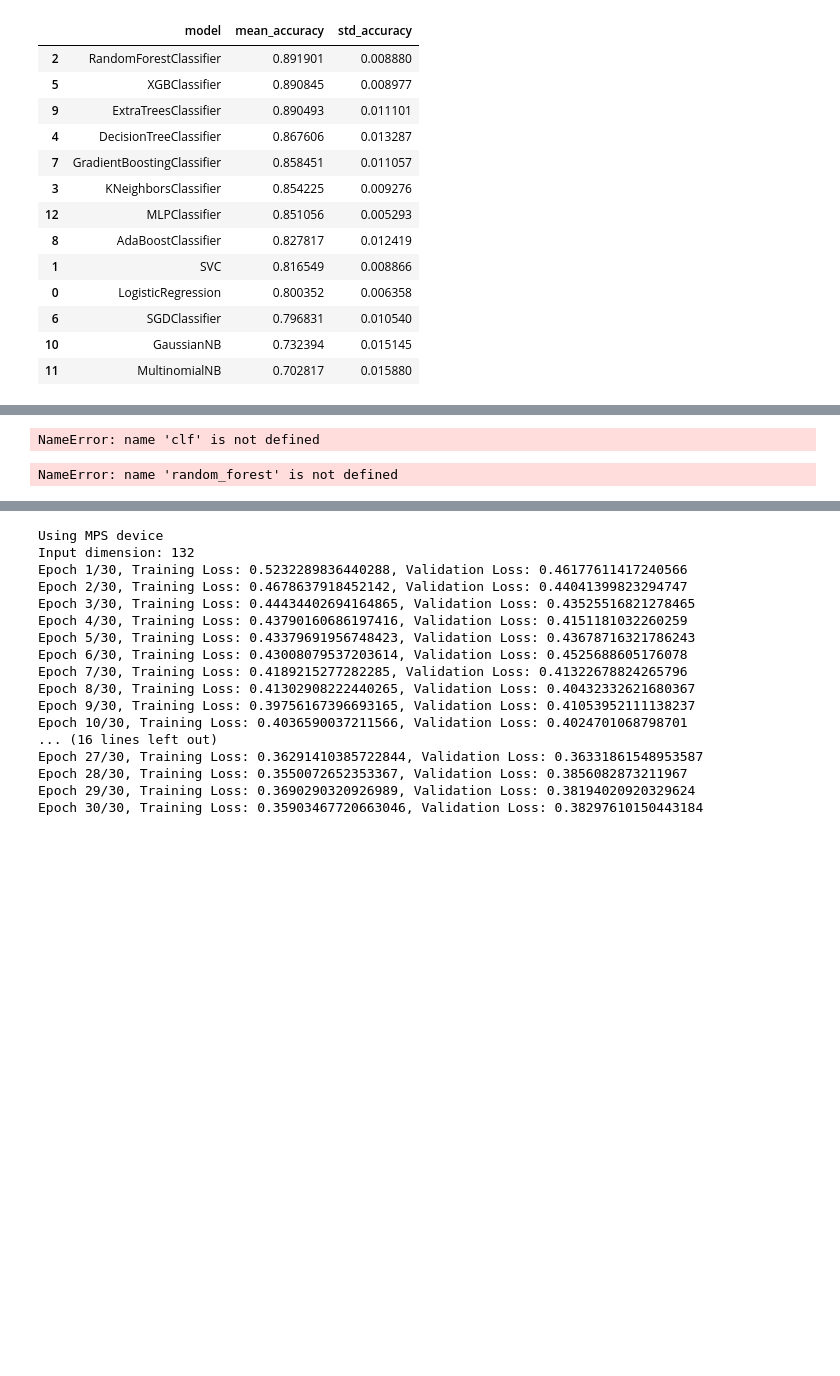
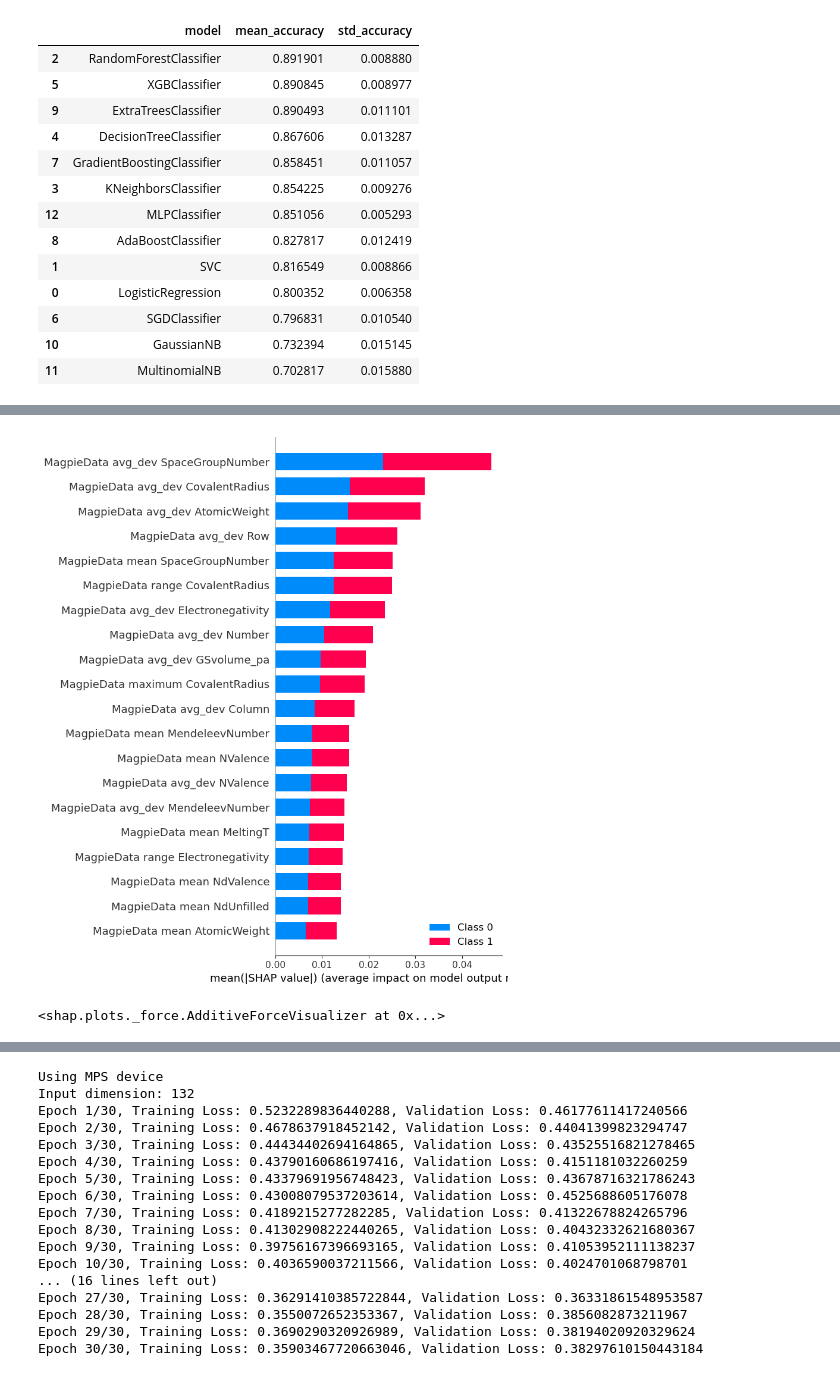
Before and after one commit to abhi0raj/Amorphous-classifier, a Jupyter notebook: main.ipynb, the cells around one changed output, grey strips where cells are left out. Drawn from its saved outputs; the diff is of its cells as text; code cells hidden in the pictures; blank space fills up the shorter version.

Commit message:
Decision SHAP implementation

```diff
--- a/main.ipynb
+++ b/main.ipynb
@@ -365,19 +365,29 @@ class ModelOptimizer:
         Parameters:
         - X_test: Test features.
         """
-        """
+
         import shap
 
         # Create Tree Explainer object that can calculate shap values
         explainer = shap.TreeExplainer(self.best_model)
 
+        # Compute SHAP values
+        shap_values = explainer.shap_values(X_test)
+
+        # Summary plot
+        shap.summary_plot(shap_values, X_test, feature_names=X_test.columns)
+        #shap.force_plot(explainer.expected_value, shap_values, X_test.columns, link='logit', matplotlib=True)
+        #shap.force_plot(explainer.expected_value, shap_values[932], X_input.iloc[932])
+
+        return self.best_model
+"""
         choosen_instance_index = 932
         if choosen_instance_index in X_test.index:
             choosen_instance = X_test.loc[[choosen_instance_index]]
             shap_values = explainer.shap_values(choosen_instance)
             shap.initjs()
+            return shap.force_plot(explainer.expected_value, shap_values, choosen_instance)
         else:
             print(f"Index {choosen_instance_index} not found in X_test")
-        """
 
-        return self.best_model
+"""
@@ -428,35 +437,20 @@ weighted avg       0.89      0.90      0.89      1136
-# %%
-import shap
-
-# Initialize the Tree explainer
-explainer = shap.TreeExplainer(clf)
-
-# Compute SHAP values for the test set
-shap_values = explainer.shap_values(X_test)
-
-# SHAP values are returned as a list with one element per class.
-# For a binary classification, you would have two elements.
-
-# Summary plot for the first class predictions
-shap.summary_plot(shap_values[0], X_test, feature_names=f)
-
-# Visualize the first prediction's explanation for the first class
-shap.initjs() # Necessary for visualizing with SHAP
-shap.force_plot(explainer.expected_value[0], shap_values[0][0], X_test[0], feature_names=f)
-# %% [output]
-NameError: name 'clf' is not defined
-# %%
-X_test[3:4]
-
-# Create Tree Explainer object that can calculate shap values
-explainer = shap.TreeExplainer(random_forest)
-
-choosen_instance_index = 932
-if choosen_instance_index in X_test.index:
-    choosen_instance = X_test.loc[[choosen_instance_index]]
-    shap_values = explainer.shap_values(choosen_instance)
-    shap.initjs()
-else:
-    print(f"Index {choosen_instance_index} not found in X_test")
-# %% [output]
-NameError: name 'random_forest' is not defined
+# %%
+test_mod = model_optimizer.shap_feature_importance(X_test)
+# %% [output]
+[figure, added]
+# %%
+
+
+
+import shap
+
+# Compute SHAP values for the first instance in the test set
+shap_values_instance = explainer.shap_values(X_test.iloc[0])
+
+# Get the expected value (this is the average model output over the training dataset)
+expected_value = explainer.expected_value
+
+# Create a force plot
+shap.force_plot(expected_value[0], shap_values_instance[0], X_test.iloc[0])
+# %% [output]
+<shap.plots._force.AdditiveForceVisualizer at 0x...>
```
Also changed, not shown: parts of 5 cells of this notebook.
